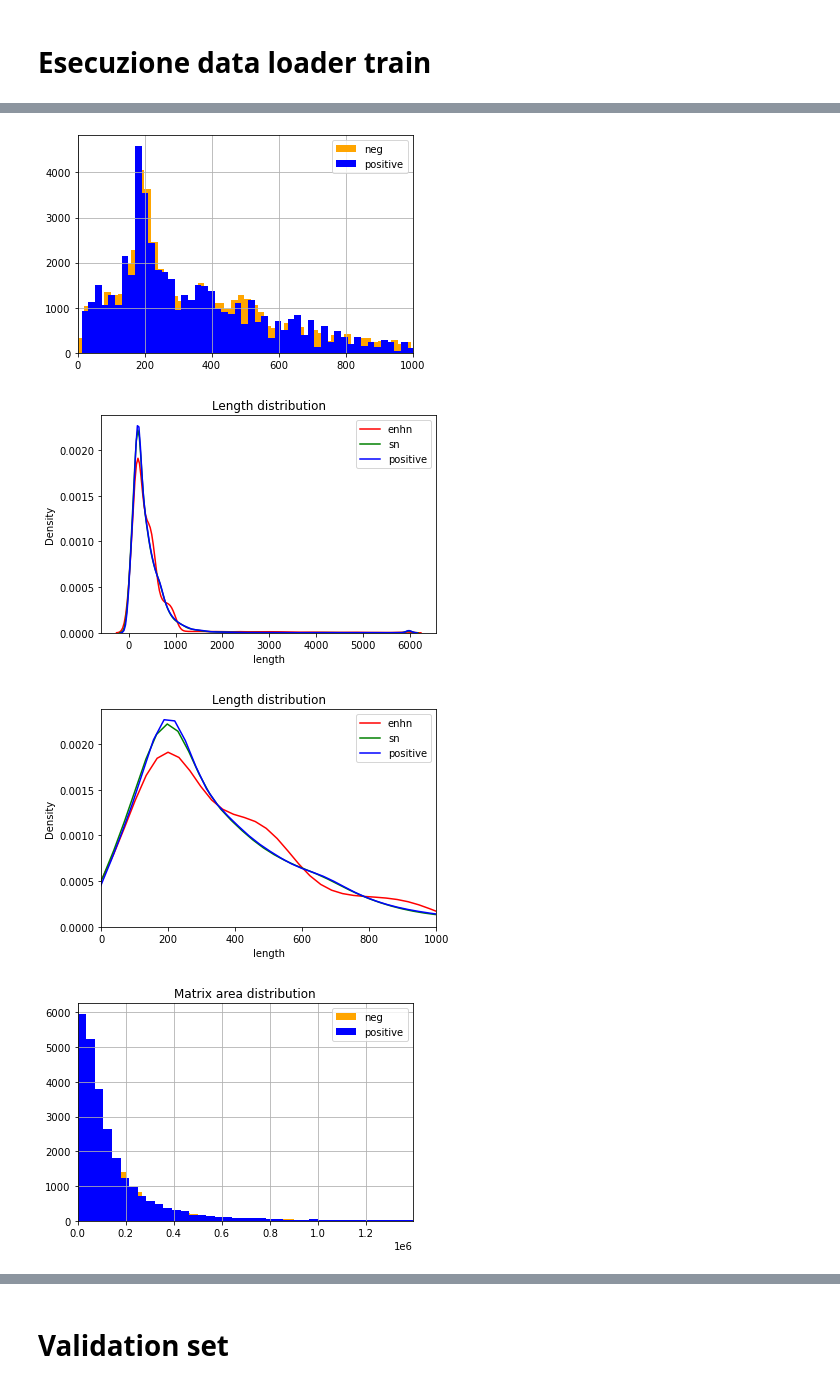
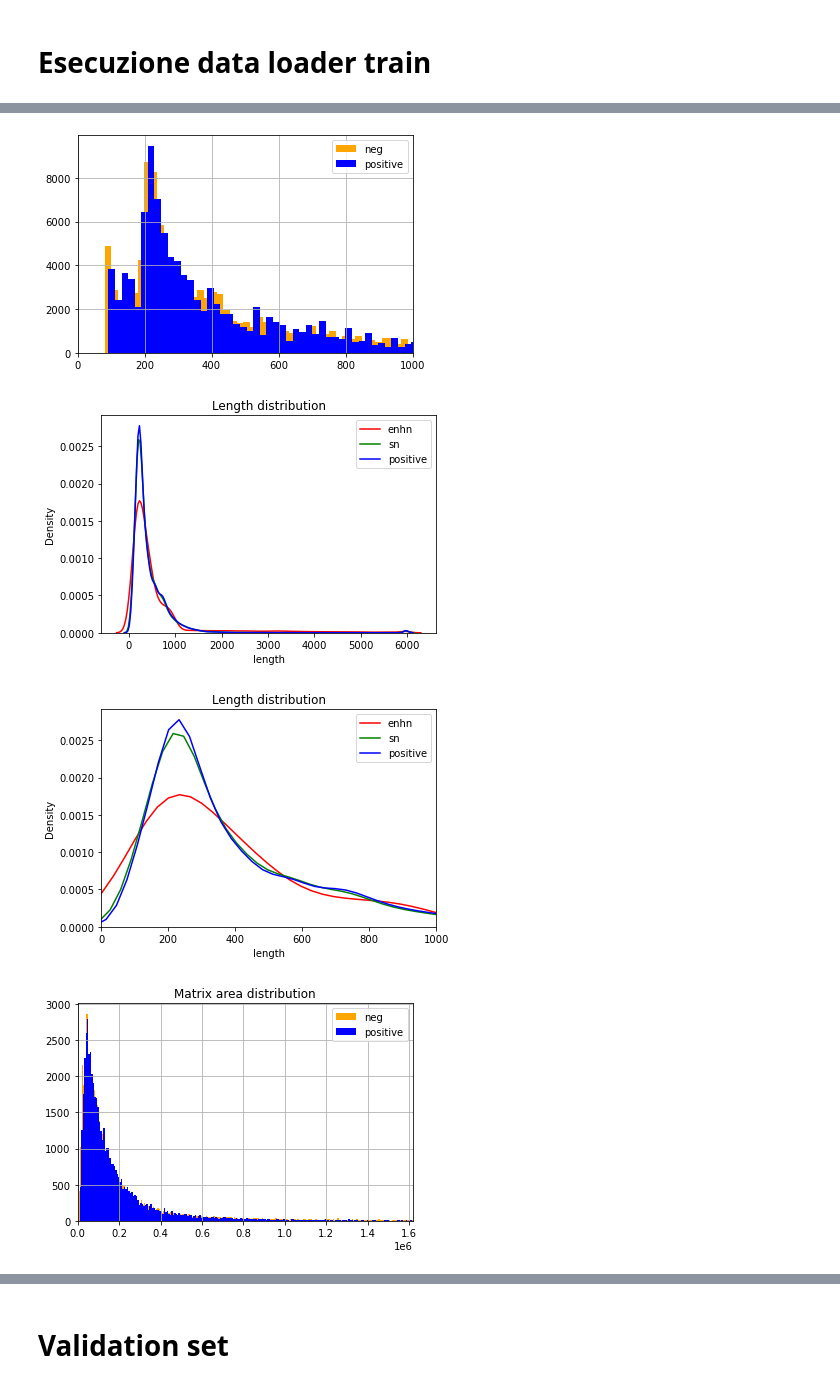
Before and after one commit to giorgiobini/RIME, a Jupyter notebook: src/Decide_hyperparameters_dataloader.ipynb, the cells around one changed output, grey strips where cells are left out. Cells and saved outputs as stored; diff of their text form; code cells hidden in the pictures.

```diff
--- a/src/Decide_hyperparameters_dataloader.ipynb
+++ b/src/Decide_hyperparameters_dataloader.ipynb
@@ -52,7 +63,7 @@ from config import *
 # %%
-EASY_PRETRAINING = False
-FINETUNING = True
-TRAIN_HQ = False
+DIMENSION = 200
+FINETUNING = False
+TRAIN_HQ = True
 SPECIE = 'all'
 
 scaling_factor = 5
@@ -173,5 +86,5 @@ dataset_paris = RNADatasetNT(
 # %%
-n_epochs = 1
+n_epochs = 5
 sn_len_1 = []
 sn_len_2 = []
 enhn_len_1 = []
@@ -184,16 +97,7 @@ matrix_area_pos = []
 all_couples_id = []
 
 for epoch in tqdm(range(n_epochs)):
-    dataset_train = RNADatasetNT(
-            gene2info=df_genes_nt,
-            interactions=df_nt,
-            subset_file=subset_train_nt,
-            augment_policies=policies_train,
-            data_dir = os.path.join(embedding_dir, '32'),
-            scaling_factor = scaling_factor,
-            min_n_groups = min_n_groups_train,
-            max_n_groups = max_n_groups_train,
-    )
+    dataset_train, policies_train = obtain_train_dataset_paris(DIMENSION, TRAIN_HQ, FINETUNING, per_sample_p, proportion_sn, proportion_hn, proportion_en, min_n_groups_train, max_n_groups_train, SPECIE, scaling_factor = 5)
     for sample in tqdm(dataset_train, total=len(dataset_train)):
         box = sample.bbox
         if sample.interacting:
@@ -251,33 +155,33 @@ plt.legend()
 plt.xlim((0,1_000))
 plt.show()
 # %% [output]
-[figure, old version]
+[figure, new version]
 # %%
 sns.kdeplot(df_len[df_len.label == 'enhn'].length, color = 'red', label = 'enhn')
 sns.kdeplot(df_len[df_len.label == 'sn'].length, color = 'green', label = 'sn')
 sns.kdeplot(df_len[df_len.label == 'p'].length, color = 'blue', label = 'positive')
 plt.title(f'Length distribution')
 plt.legend()
 plt.show()
 
 sns.kdeplot(df_len[df_len.label == 'enhn'].length, color = 'red', label = 'enhn')
 sns.kdeplot(df_len[df_len.label == 'sn'].length, color = 'green', label = 'sn')
 sns.kdeplot(df_len[df_len.label == 'p'].length, color = 'blue', label = 'positive')
 plt.title(f'Length distribution')
 plt.legend()
 plt.xlim((0,1_000))
 plt.show()
 
-pd.Series(matrix_area_neg).hist(bins = 1_000, label = 'neg', color = 'orange')
-pd.Series(matrix_area_pos).hist(bins = 1_000, label = 'positive', color = 'blue')
+pd.Series(matrix_area_neg).hist(bins = 5_000, label = 'neg', color = 'orange')
+pd.Series(matrix_area_pos).hist(bins = 5_000, label = 'positive', color = 'blue')
 plt.title(f'Matrix area distribution')
 plt.legend()
 plt.xlim((0,np.mean(matrix_area_pos) * 8))
 plt.show()
 # %% [output]
-[figure, old version]
+[figure, new version]
-[figure, old version]
+[figure, new version]
-[figure, old version]
+[figure, new version]
 # %%
 # plot_sample(sample, plot_interaction_negatives=True)
 # %%
```
Also changed, not shown: parts of 34 cells of this notebook, 5 other files.
